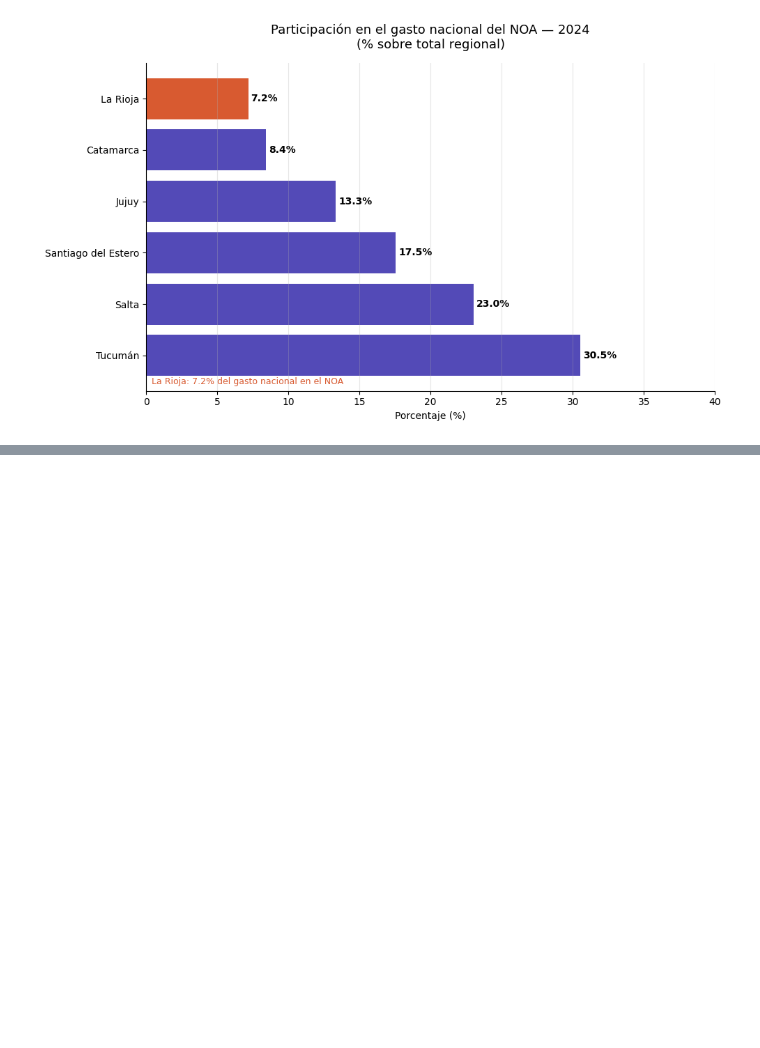
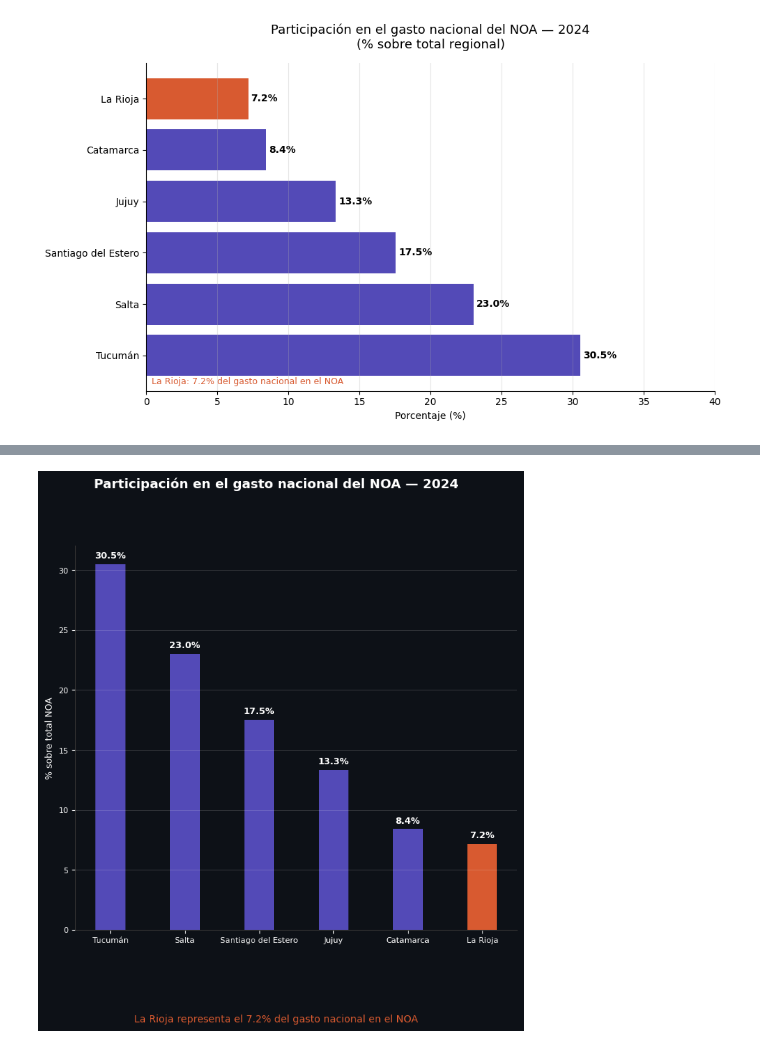
Before and after one commit to yaninard891/GastoPublico-LR, a Jupyter notebook: notebooks/01_gasto_publico_exploracion.ipynb, the cells around one changed output, grey strips where cells are left out. Drawn from its saved outputs; the diff is of its cells as text; code cells hidden in the pictures; blank space fills up the shorter version.

```diff
--- a/notebooks/01_gasto_publico_exploracion.ipynb
+++ b/notebooks/01_gasto_publico_exploracion.ipynb
@@ -542,0 +692,35 @@ plt.show()
+# %%
+fig, ax = plt.subplots(figsize=(8, 8))
+fig.patch.set_facecolor('#0d1117')
+ax.set_facecolor('#0d1117')
+
+fig.text(0.5, 0.95, 'Participación en el gasto nacional del NOA — 2024',
+         fontsize=13, fontweight='bold', color='white', ha='center')
+
+etiquetas = [p.replace('Provincia de ', '') for p in gasto_noa_pct.index]
+colores_noa = ['#D85A30' if 'La Rioja' in p else '#534AB7' for p in gasto_noa_pct.index]
+
+bars = ax.bar(etiquetas, gasto_noa_pct.values, color=colores_noa, width=0.4)
+
+for bar, valor in zip(bars, gasto_noa_pct.values):
+    ax.text(bar.get_x() + bar.get_width()/2, bar.get_height() + 0.3,
+            f'{valor:.1f}%', ha='center', va='bottom',
+            fontsize=9, color='white', fontweight='bold')
+
+ax.tick_params(colors='white', labelsize=8)
+ax.spines['top'].set_visible(False)
+ax.spines['right'].set_visible(False)
+ax.spines['left'].set_color('#333')
+ax.spines['bottom'].set_color('#333')
+ax.grid(axis='y', alpha=0.15, color='white')
+ax.set_ylabel('% sobre total NOA', color='white', fontsize=9)
+
+fig.text(0.5, 0.02, 'La Rioja representa el 7.2% del gasto nacional en el NOA',
+         ha='center', fontsize=10, color='#D85A30')
+
+plt.subplots_adjust(bottom=0.18, left=0.15, right=0.92, top=0.85)
+plt.savefig('../dashboard/slide_04_noa.png', dpi=150, bbox_inches='tight',
+            facecolor='#0d1117')
+plt.show()
+# %% [output]
+[figure, added]
```
Also changed, not shown: parts of 8 cells of this notebook, 9 other files.
